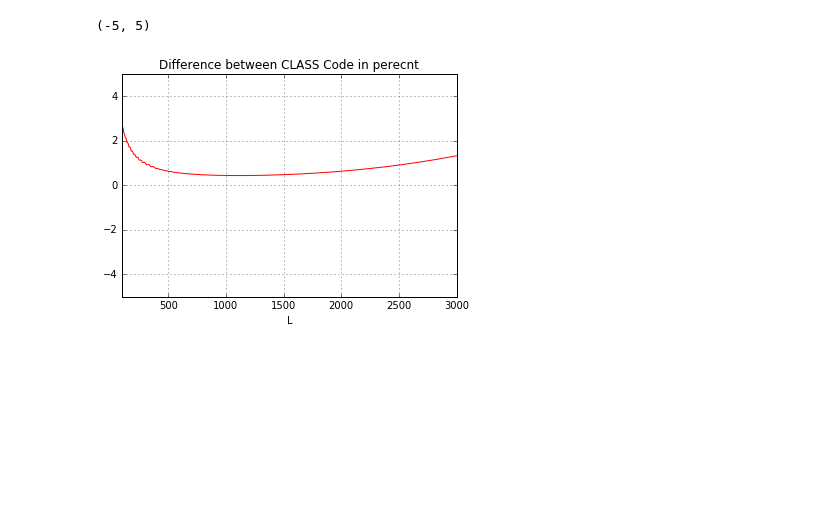
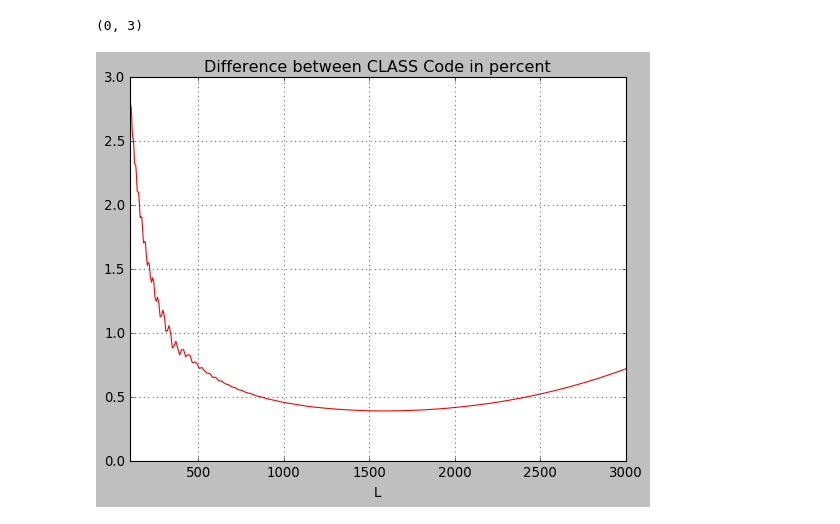
Before and after one commit to VMBoehm/BispectrumBias, a Jupyter notebook: TestBispectra.ipynb, the cells around one changed output. Saved outputs shown, nothing was run; the diff lists cells and outputs as text; code cells hidden in the pictures; blank space fills up the shorter version.

Commit message:
removing some of high precision sampling, agreement at percent level for linear power spectrum

```diff
--- a/TestBispectra.ipynb
+++ b/TestBispectra.ipynb
@@ -94,8 +102,8 @@ plt.show()
 # %%
 L,l,theta   = pickle.load(open(ellpath+'ell_ang_equilat_Lmin10_Lmax3000_lmin10_lmax8000_lenL200_lenl220_lenang200_0e+00.pkl','r'))
 specpath='/home/nessa/Documents/Projects/LensingBispectrum/CMB-nonlinear/outputs/power_spectra/'
-CL_11 = np.load(specpath+'CL_deltatest_equilat_Takada_Lmin10-Lmax2999_halofit.npy')
-ll, cls11, cls11_ = np.load(specpath+'CL_deltatest_equilat_Takada_Lmin10-Lmax2999_halofit_CLASS.npy')
+CL_11 = np.load(specpath+'CL_deltatest_equilat_Takada_Lmin10-Lmax2999_.npy')
+ll, cls11, cls11_ = np.load(specpath+'CL_deltatest_equilat_Takada_Lmin10-Lmax2999__CLASS.npy')
 plt.figure()
 plt.title('delta function test' )
 plt.loglog(L,CL_11,c='r',label='11')
@@ -114,10 +122,10 @@ plt.show()
 # %%
-plt.title('Difference between CLASS Code in perecnt')
+plt.title('Difference between CLASS Code in percent')
 plt.plot(L,(CL_11/np.interp(L,ll,cls11_)-1)*100,c='r')
 plt.xlim(100,3000)
 plt.xlabel('L')
 plt.grid()
-plt.ylim(-5,5)
+plt.ylim(-0,3)
 # %% [output]
-(-5, 5)
+(0, 3)
-[figure, old version]
+[figure, new version]
```
Also changed, not shown: parts of 6 cells of this notebook, 3 other files.
